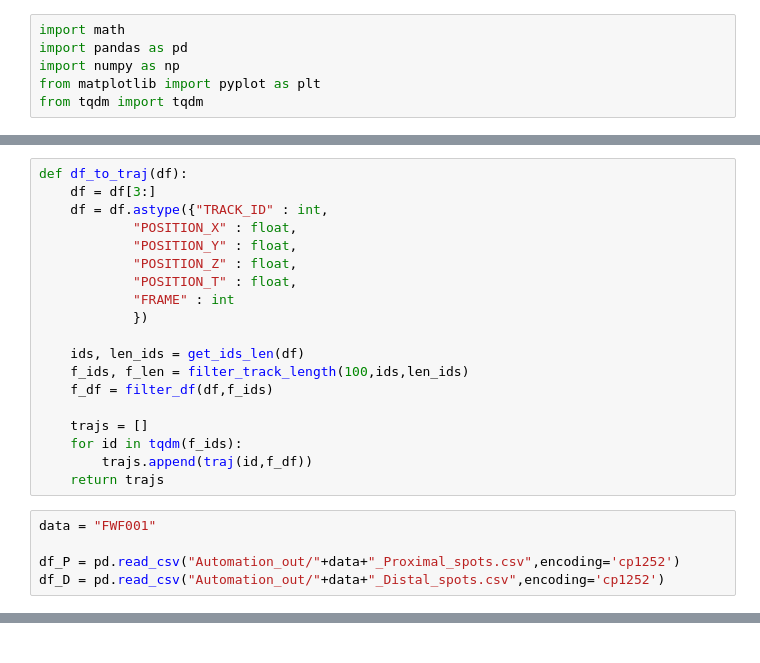
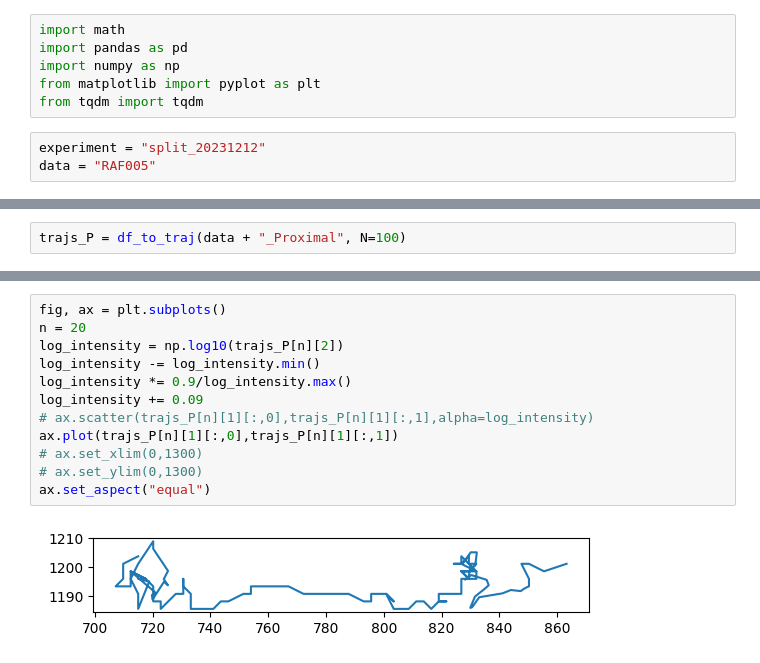
Before and after one commit to SteffenPL/MechanochemicalPatterns.jl, a Jupyter notebook: data_analysis_scripts/df_to_traj.ipynb, the cells around one changed output, grey strips where cells are left out. Saved outputs shown, nothing was run; the diff lists cells and outputs as text.

```diff
--- a/data_analysis_scripts/df_to_traj.ipynb
+++ b/data_analysis_scripts/df_to_traj.ipynb
@@ -4,3 +4,6 @@ import pandas as pd
 import numpy as np
 from matplotlib import pyplot as plt
 from tqdm import tqdm
+# %%
+experiment = "split_20231212"
+data = "RAF005"
@@ -42,24 +59,0 @@ def traj(id,df):
-# %%
-def df_to_traj(df):
-    df = df[3:]
-    df = df.astype({"TRACK_ID" : int,
-            "POSITION_X" : float,
-            "POSITION_Y" : float,
-            "POSITION_Z" : float,
-            "POSITION_T" : float,
-            "FRAME" : int
-            })
-
-    ids, len_ids = get_ids_len(df)
-    f_ids, f_len = filter_track_length(100,ids,len_ids)
-    f_df = filter_df(df,f_ids)
-
-    trajs = []
-    for id in tqdm(f_ids):
-        trajs.append(traj(id,f_df))
-    return trajs
-# %%
-data = "FWF001"
-
-df_P = pd.read_csv("Automation_out/"+data+"_Proximal_spots.csv",encoding='cp1252')
-df_D = pd.read_csv("Automation_out/"+data+"_Distal_spots.csv",encoding='cp1252')
@@ -92,3 +60,5 @@ plt.show()
+# %%
+trajs_P = df_to_traj(data + "_Proximal", N=100)
 # %%
 trajs_P
 # %% [output]
@@ -111,0 +82,14 @@ trajs_P
+# %%
+fig, ax = plt.subplots()
+n = 20
+log_intensity = np.log10(trajs_P[n][2])
+log_intensity -= log_intensity.min()
+log_intensity *= 0.9/log_intensity.max()
+log_intensity += 0.09
+# ax.scatter(trajs_P[n][1][:,0],trajs_P[n][1][:,1],alpha=log_intensity)
+ax.plot(trajs_P[n][1][:,0],trajs_P[n][1][:,1])
+# ax.set_xlim(0,1300)
+# ax.set_ylim(0,1300)
+ax.set_aspect("equal")
+# %% [output]
+[figure, added]
```
Also changed, not shown: parts of 14 cells of this notebook, 4 other files.
